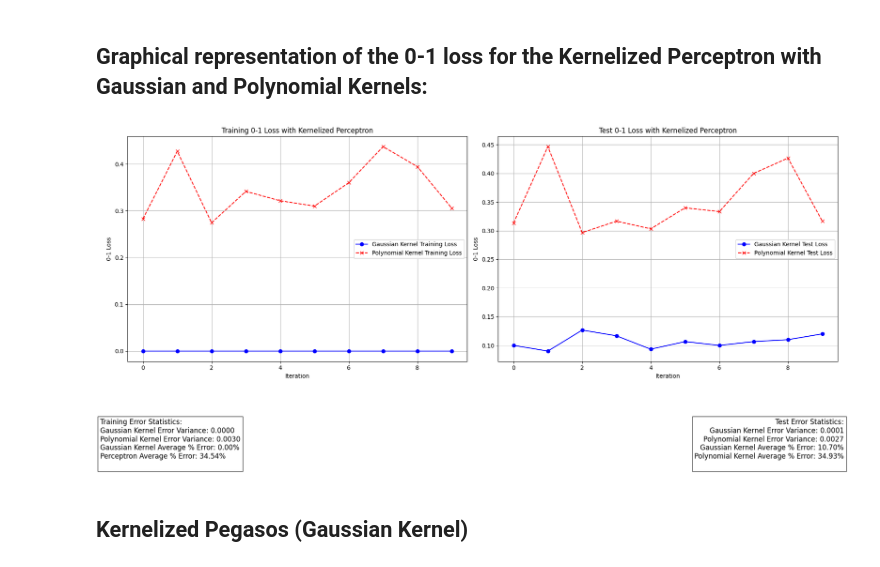
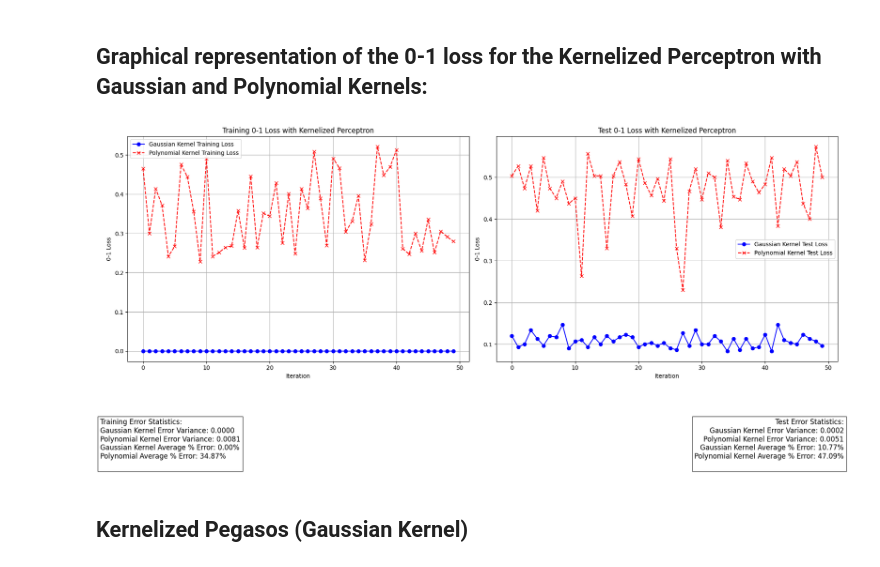
Before and after one commit to chiesastefano/KernelLinearClassificationML, a Jupyter notebook: Code/test.ipynb, the cells around one changed output. Drawn from its saved outputs; the diff is of its cells as text; code cells hidden in the pictures.

```diff
--- a/Code/test.ipynb
+++ b/Code/test.ipynb
@@ -268,7 +268,7 @@ for i in range(10):
 # %%
 zol_training_pegasos=[]
 zol_test_pegasos=[]
-for i in range(10):
+for i in range(50):
     # Training and test set
     x_train, x_test, y_train, y_test = fun.split_data(expanded_data)
 
@@ -285,7 +285,7 @@ for i in range(10):
 # %%
 zol_training_rlc=[]
 zol_test_rlc=[]
-for i in range(10):
+for i in range(50):
     # Training and test set
     x_train, x_test, y_train, y_test = fun.split_data(expanded_data)
 
@@ -378,7 +378,7 @@ zol_training_kernelized_perceptron = []
 zol_test_kernelized_perceptron = []
 sigma = 2.0
 
-for i in range(10):
+for i in range(50):
     # Training and test set
     x_train, x_test, y_train, y_test = fun.split_data(data)
     # Run the Kernelized Perceptron on the training set
@@ -414,10 +414,10 @@ Kernelized Perceptron Training Variance: 0.0
 zol_training_kernelized_perceptron_poly = []
 zol_test_kernelized_perceptron_poly = []
 
-for i in range(10):
+for i in range(50):
     x_train, x_test, y_train, y_test = fun.split_data(data)
     #Run the Kernelized Perceptron on the training set
-    prediction_train = fun.kernel_perceptron(x_train, y_train, 0.001, d=2, epochs=50, c=1.0, kernel='polynomial')
+    prediction_train = fun.kernel_perceptron(x_train, y_train, 0.001, d=3, epochs=500, c=1.0, kernel='polynomial')
     #Calculate the 0-1 loss on the training set
     zol_training_kernelized_perceptron_poly.append(fun.zero_one_loss(prediction_train[1], y_train, y_train.shape[0]))
 
@@ -503,35 +503,35 @@ plt.subplot(1, 2, 2)  # (rows, columns, panel number)
 plt.plot(zol_test_kernelized_perceptron, marker='o', linestyle='-', color='b', label='Gaussian Kernel Test Loss')
 plt.plot(zol_test_kernelized_perceptron_poly, marker='x', linestyle='--', color='r', label='Polynomial Kernel Test Loss')
 
 plt.title('Test 0-1 Loss with Kernelized Perceptron')
 plt.xlabel('Iteration')
 plt.ylabel('0-1 Loss')
 plt.grid(True)
 plt.legend()
 
 plt.figtext(0, 0.1,
             f'Training Error Statistics:\n'
             f'Gaussian Kernel Error Variance: {variance_zol_training_kernelized_perceptron:.4f}\n'
             f'Polynomial Kernel Error Variance: {variance_zol_training_kernelized_perceptron_poly:.4f}\n'
             f'Gaussian Kernel Average % Error: {average_zol_training_kernelized_perceptron_percentage:.2f}%\n'
-            f'Perceptron Average % Error: {average_zol_training_kernelized_perceptron_poly_percentage:.2f}%\n',
+            f'Polynomial Average % Error: {average_zol_training_kernelized_perceptron_poly_percentage:.2f}%\n',
             ha='left', va='top', fontsize=12, bbox=dict(facecolor='white', alpha=0.8))
 
 plt.figtext(1, 0.1,
             f'Test Error Statistics:\n'
             f'Gaussian Kernel Error Variance: {variance_zol_test_kernelized_perceptron:.4f}\n'
             f'Polynomial Kernel Error Variance: {variance_zol_test_kernelized_perceptron_poly:.4f}\n'
             f'Gaussian Kernel Average % Error: {average_zol_test_kernelized_perceptron_percentage:.2f}%\n'
             f'Polynomial Kernel Average % Error: {average_zol_test_kernelized_perceptron_poly_percentage:.2f}%\n',
             ha='right', va='top', fontsize=12, bbox=dict(facecolor='white', alpha=0.8))
 
 # Adjust layout to provide extra space for annotations
 plt.tight_layout(rect=[0, 0.2, 1, 1])  # Adjusts subplot parameters to fit the text
 
 # Show the plots
 plt.show()
 # %% [output]
-[figure, old version]
+[figure, new version]
 # %% [markdown]
 ## Kernelized Pegasos (Gaussian Kernel)
 # %%
```
Also changed, not shown: parts of 17 cells of this notebook.
